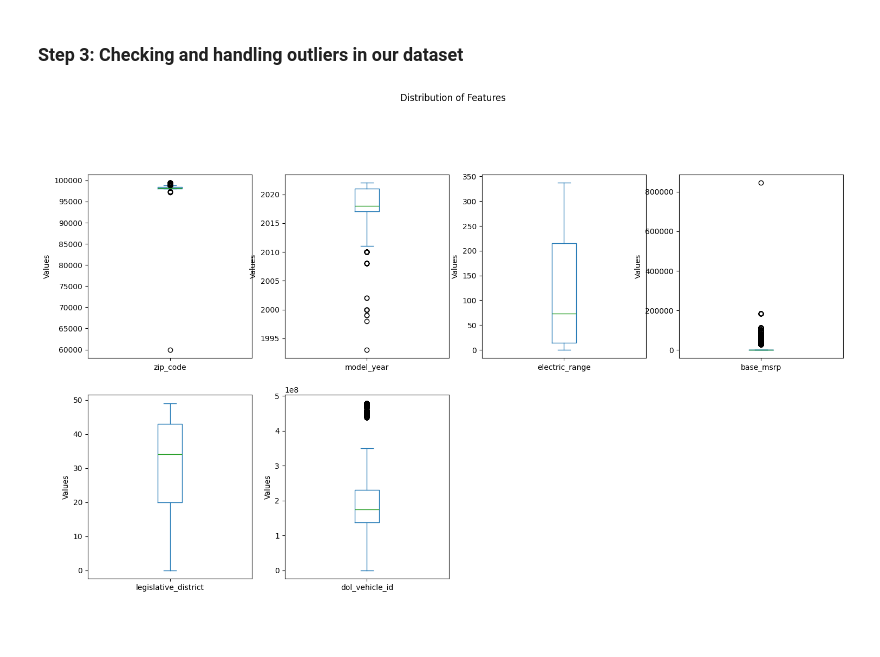
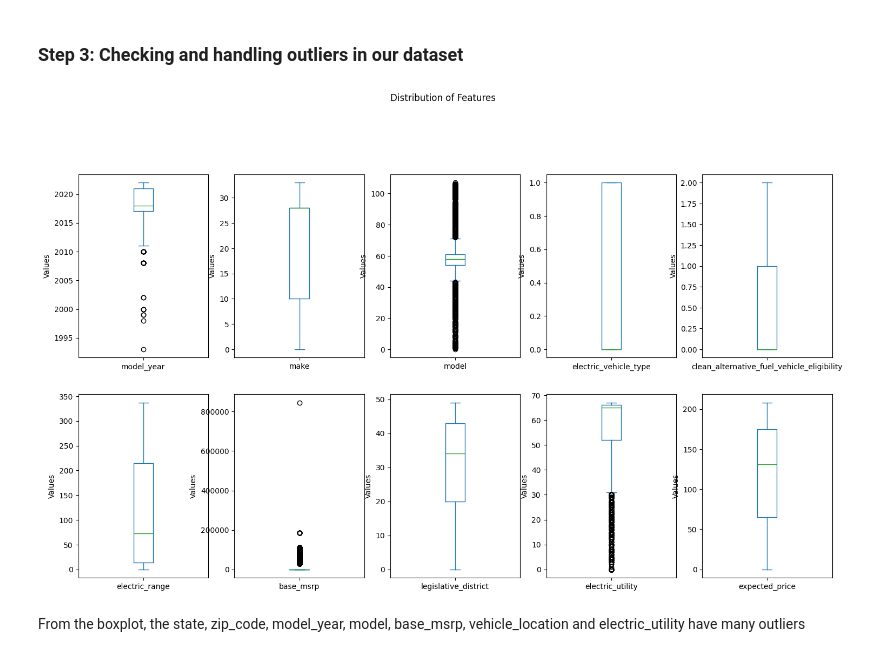
Before and after one commit to normanmunge/svm_model_electric_cars, a Jupyter notebook: svm-electric-cars-prediction.ipynb, the cells around one changed output. Drawn from its saved outputs; the diff is of its cells as text; code cells hidden in the pictures; blank space fills up the shorter version.

Commit message:
Standardizes the data, handles outliers & starts model prediction

```diff
--- a/svm-electric-cars-prediction.ipynb
+++ b/svm-electric-cars-prediction.ipynb
@@ -597,2 +603,2 @@ Since we want to predict the price for a particular vehicle, let's drop features
 # %%
-df.drop(['id', ''])
+df.drop(['id', 'vin', 'dol_vehicle_id', 'county', 'city', 'state', 'zip_code', 'vehicle_location'], axis=1, inplace=True)
@@ -598,0 +607,6 @@ df.drop(['id', ''])
+# %%
+le = LabelEncoder()
+# %%
+for col in df.columns:
+    if df[col].dtype == 'object':
+        df[col] = le.fit_transform(df[col])
@@ -600,7 +623,9 @@ df.drop(['id', ''])
 ### Step 3: Checking and handling outliers in our dataset
 # %%
 # Create a boxplot to see the distribution of data basing on the upper and lower percentiles
-df.plot(kind ='box', subplots=True, figsize=(18,15), layout =(3,4), ylabel='Values', title='Distribution of Features')
+df.plot(kind ='box', subplots=True, figsize=(18,15), layout =(3,5), ylabel='Values', title='Distribution of Features')
 plt.show()
 # %% [output]
-[figure, old version]
+[figure, new version]
+# %% [markdown]
+From the boxplot, the state, zip_code, model_year, model, base_msrp, vehicle_location and electric_utility have many outliers
```
Also changed, not shown: parts of 23 cells of this notebook.
